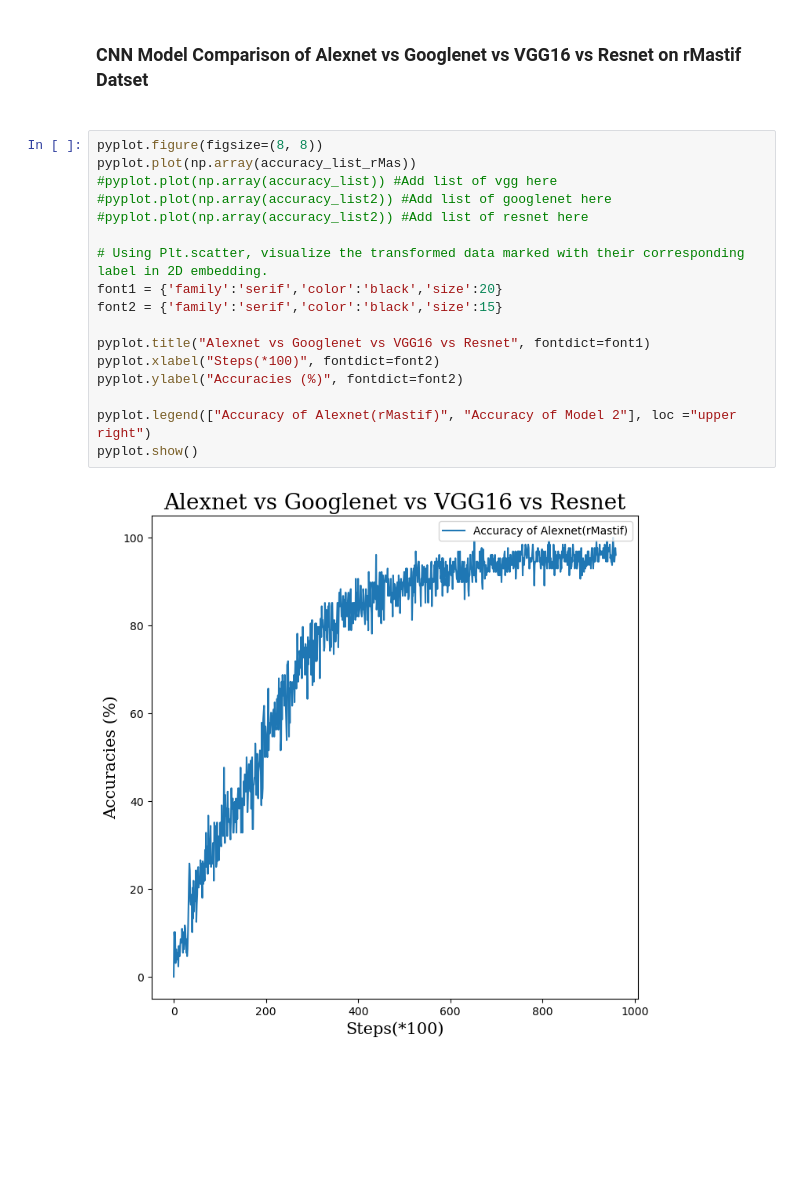
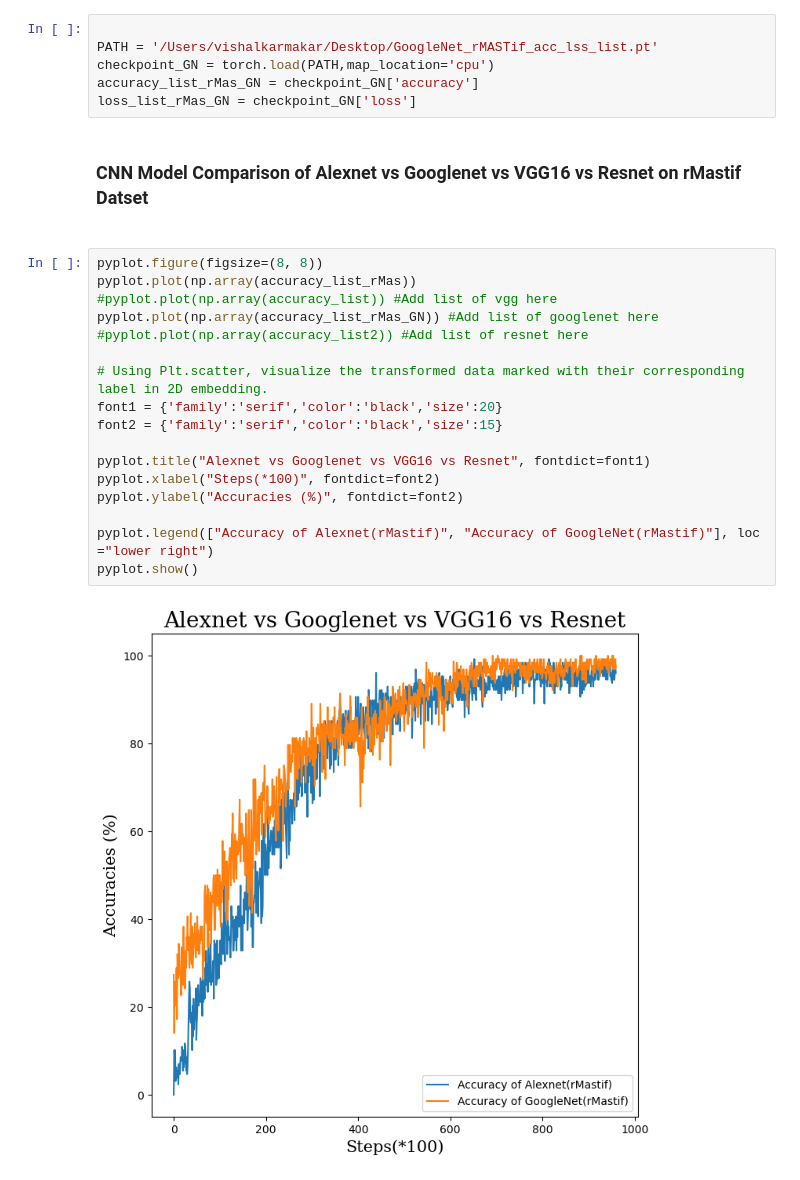
Before and after one commit to karmakarvishal/COMP6721_Group_T, a Jupyter notebook: Comparisons/comparison.ipynb, the cells around one changed output. Saved outputs shown, nothing was run; the diff lists cells and outputs as text; blank space fills up the shorter version.

```diff
--- a/Comparisons/comparison.ipynb
+++ b/Comparisons/comparison.ipynb
@@ -52,24 +60,30 @@ PATH = '/Users/vishalkarmakar/Downloads/Alex_rMastif_lists.pt'
 checkpoint = torch.load(PATH,map_location='cpu')
 accuracy_list_rMas = checkpoint['accuracy']
 loss_list_rMas = checkpoint['loss']
+# %%
+
+PATH = '/Users/vishalkarmakar/Desktop/GoogleNet_rMASTif_acc_lss_list.pt'
+checkpoint_GN = torch.load(PATH,map_location='cpu')
+accuracy_list_rMas_GN = checkpoint_GN['accuracy']
+loss_list_rMas_GN = checkpoint_GN['loss']
 # %% [markdown]
 <h3> CNN Model Comparison of Alexnet vs Googlenet vs VGG16 vs Resnet on rMastif Datset <h3>
 # %%
 pyplot.figure(figsize=(8, 8))
 pyplot.plot(np.array(accuracy_list_rMas))
 #pyplot.plot(np.array(accuracy_list)) #Add list of vgg here
-#pyplot.plot(np.array(accuracy_list2)) #Add list of googlenet here
+pyplot.plot(np.array(accuracy_list_rMas_GN)) #Add list of googlenet here
 #pyplot.plot(np.array(accuracy_list2)) #Add list of resnet here
 
 # Using Plt.scatter, visualize the transformed data marked with their corresponding label in 2D embedding.
 font1 = {'family':'serif','color':'black','size':20}
 font2 = {'family':'serif','color':'black','size':15}
 
 pyplot.title("Alexnet vs Googlenet vs VGG16 vs Resnet", fontdict=font1)
 pyplot.xlabel("Steps(*100)", fontdict=font2)
 pyplot.ylabel("Accuracies (%)", fontdict=font2)
 
-pyplot.legend(["Accuracy of Alexnet(rMastif)", "Accuracy of Model 2"], loc ="upper right")
+pyplot.legend(["Accuracy of Alexnet(rMastif)", "Accuracy of GoogleNet(rMastif)"], loc ="lower right")
 pyplot.show()
 # %% [output]
-[figure, old version]
+[figure, new version]
```
Also changed, not shown: parts of 4 cells of this notebook.
